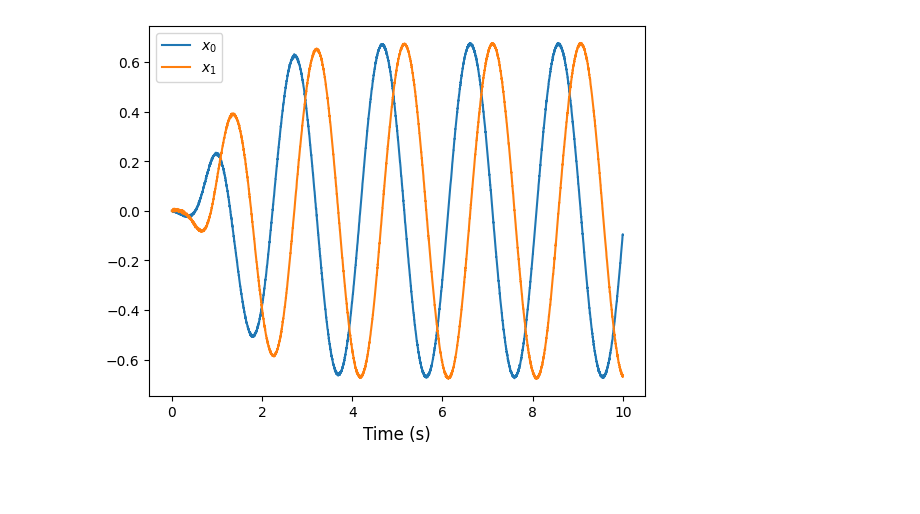
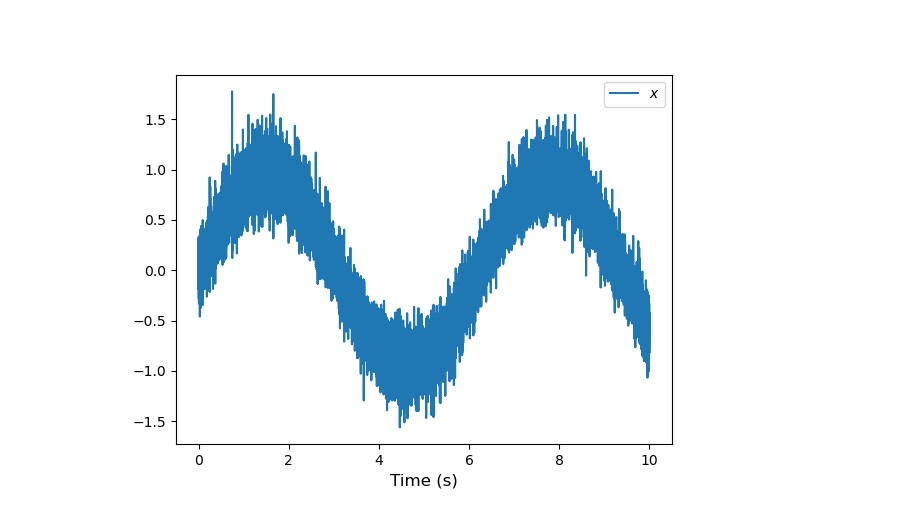
Before and after one commit to wngfra/tac3d, a Jupyter notebook: notebooks/demo.ipynb, the cells around one changed output. Saved outputs shown, nothing was run; the diff lists cells and outputs as text; code cells hidden in the pictures; blank space fills up the shorter version.

Commit message:
added TacNet for nengo

```diff
--- a/notebooks/demo.ipynb
+++ b/notebooks/demo.ipynb
@@ -11,24 +11,11 @@ nengo_loihi.set_defaults()
 # %%
-tau = 0.1
-
-
-def recurrent_func(x):
-    x0, x1 = x
-    r = np.sqrt(x0 ** 2 + x1 ** 2)
-    a = np.arctan2(x1, x0)
-    dr = -(r - 1)
-    da = 3.0
-    r = r + tau * dr
-    a = a + tau * da
-    return [r * np.cos(a), r * np.sin(a)]
-
-
-with nengo.Network(label="Oscillator") as model:
-    ens = nengo.Ensemble(1000, dimensions=2)
-    nengo.Connection(ens, ens, function=recurrent_func, synapse=tau)
-    ens_probe = nengo.Probe(ens, synapse=0.1)
+with nengo.Network(label="MLP") as model:
+    sin_node = nengo.Node(output=np.sin)
+    ens = nengo.Ensemble(n_neurons=100, dimensions=1, neuron_type=nengo.AdaptiveLIF())
+    nengo.Connection(sin_node, ens)
+    ens_probe = nengo.Probe(ens)
 # %%
-with nengo_loihi.Simulator(model) as sim:
+with nengo.Simulator(model) as sim:
     sim.run(10)
 t = sim.trange()
 # %% [output]
@@ -52,11 +24,11 @@ INFO:HST:  chip=0 cpu=0 halted, status=0x0
 # %%
 def plot_over_time(t, data):
     plt.figure()
     plt.plot(t, data[ens_probe])
     plt.xlabel("Time (s)", fontsize="large")
-    plt.legend(["$x_0$", "$x_1$"])
+    plt.legend(["$x$"])
 
 
 plot_over_time(t, sim.data)
 # %% [output]
-[figure, old version]
+[figure, new version]
```
Also changed, not shown: parts of 4 cells of this notebook, 3 other files.
